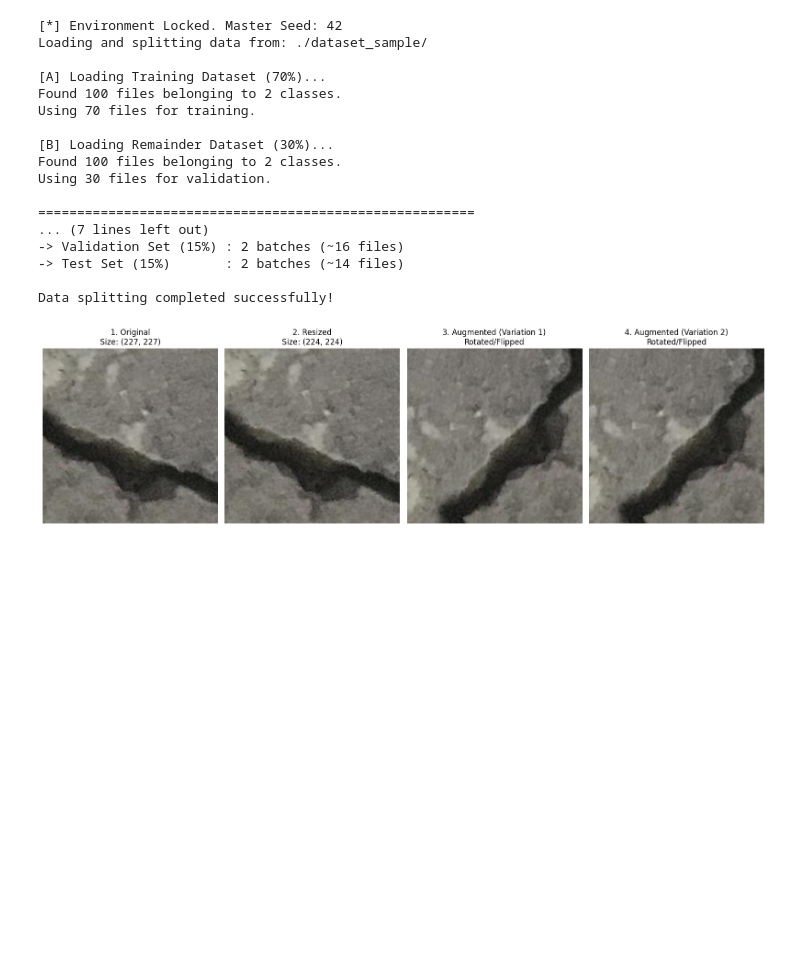
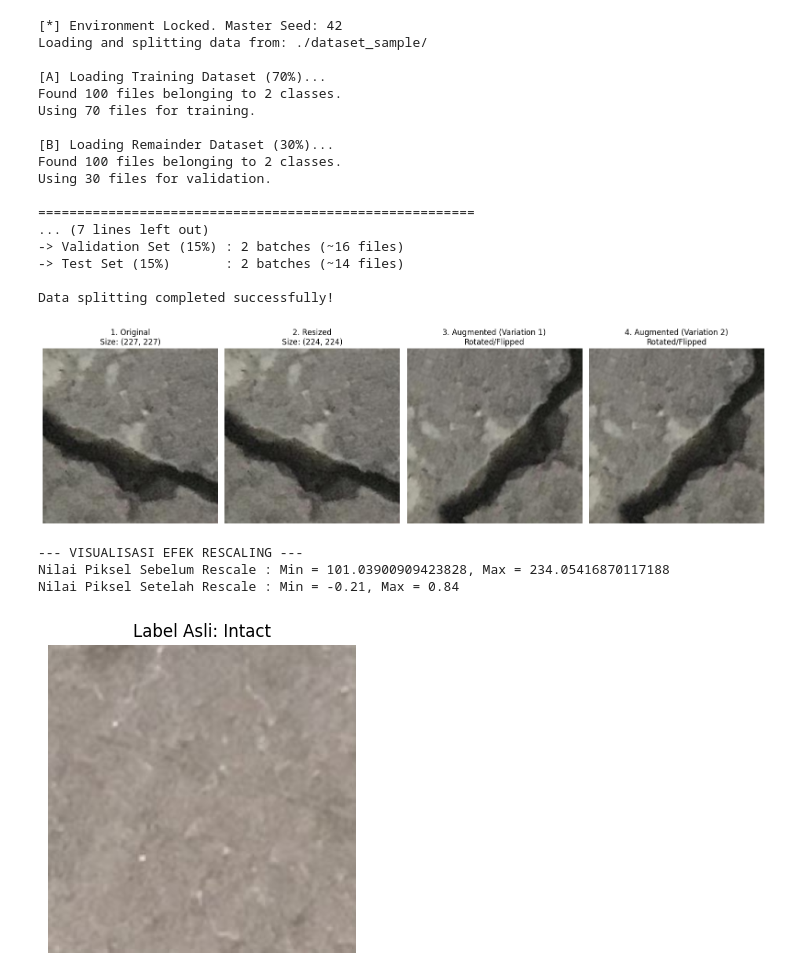
Before and after one commit to Ega-HD/concrete-classification, a Jupyter notebook: concrete_classification.ipynb, the cells around one changed output. Saved outputs shown, nothing was run; the diff lists cells and outputs as text; code cells hidden in the pictures; blank space fills up the shorter version.

```diff
--- a/concrete_classification.ipynb
+++ b/concrete_classification.ipynb
@@ -134,33 +134,68 @@ augmented_2 = data_augmentation(resized_tensor, training=True)[0]
 plt.figure(figsize=(16, 5))
 
 # Plot 1: Raw Original
 plt.subplot(1, 4, 1)
 plt.imshow(raw_img_array)
 plt.title(f"1. Original\nSize: {raw_img.size}")
 plt.axis("off")
 
 # Plot 2: Resized to 224x224
 plt.subplot(1, 4, 2)
 plt.imshow(resized_array)
 plt.title(f"2. Resized\nSize: {IMG_SIZE}")
 plt.axis("off")
 
 # Plot 3: Augmented Variation 1
 plt.subplot(1, 4, 3)
 plt.imshow(augmented_1)
 plt.title("3. Augmented (Variation 1)\nRotated/Flipped")
 plt.axis("off")
 
 # Plot 4: Augmented Variation 2
 plt.subplot(1, 4, 4)
 plt.imshow(augmented_2)
 plt.title("4. Augmented (Variation 2)\nRotated/Flipped")
 plt.axis("off")
 
 plt.tight_layout()
 plt.show()
+
+print("\n--- VISUALISASI EFEK RESCALING ---")
+
+# Ambil 1 batch gambar (32 gambar) dari train_dataset
+for images, labels in train_dataset.take(1):
+
+    # Ambil 1 gambar saja dari batch tersebut
+    sample_image = images[0] # Ini masih rentang 0-255
+
+    # Kita buat layer rescaling manual untuk simulasi
+    rescale_layer = tf.keras.layers.Rescaling(1./127.5, offset=-1)
+
+    # Terapkan rescaling ke gambar tersebut
+    rescaled_image = rescale_layer(sample_image)
+
+    # Tampilkan bukti matematis di terminal
+    print(f"Nilai Piksel Sebelum Rescale : Min = {np.min(sample_image)}, Max = {np.max(sample_image)}")
+    print(f"Nilai Piksel Setelah Rescale : Min = {np.min(rescaled_image):.2f}, Max = {np.max(rescaled_image):.2f}")
+
+    # --- PROSES MENAMPILKAN GAMBAR ---
+    # Karena matplotlib tidak bisa membaca angka negatif (-1),
+    # kita harus geser kembali nilainya ke rentang (0 sampai 1) khusus untuk divisualisasikan
+    display_image = (rescaled_image.numpy() + 1) / 2.0
+
+    plt.figure(figsize=(4, 4))
+    plt.imshow(display_image)
+    plt.title(f"Label Asli: {'Cracked' if labels[0] == 1 else 'Intact'}")
+    plt.axis('off')
+    plt.show()
+
+    break
 # %% [output]
 [figure]
+--- VISUALISASI EFEK RESCALING ---
+Nilai Piksel Sebelum Rescale : Min = 101.03900909423828, Max = 234.05416870117188
+Nilai Piksel Setelah Rescale : Min = -0.21, Max = 0.84
+[figure, added]
 # %%
 import tensorflow as tf
 import matplotlib.pyplot as plt
```
Also changed, not shown: parts of 3 cells of this notebook, 6 other files.
